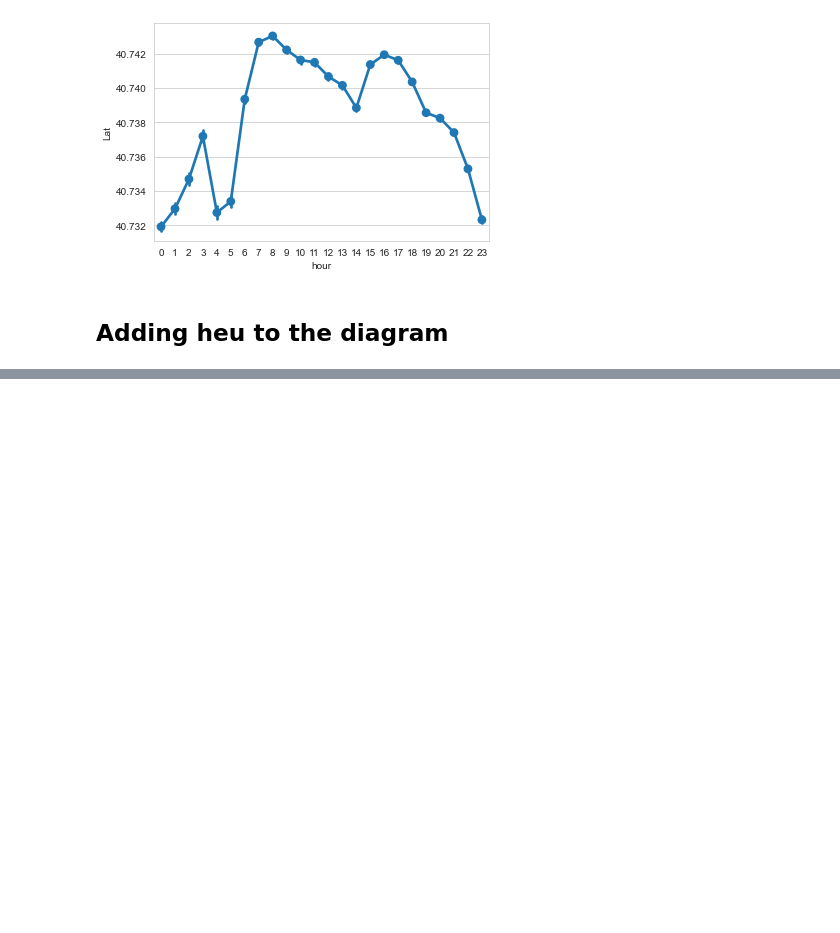
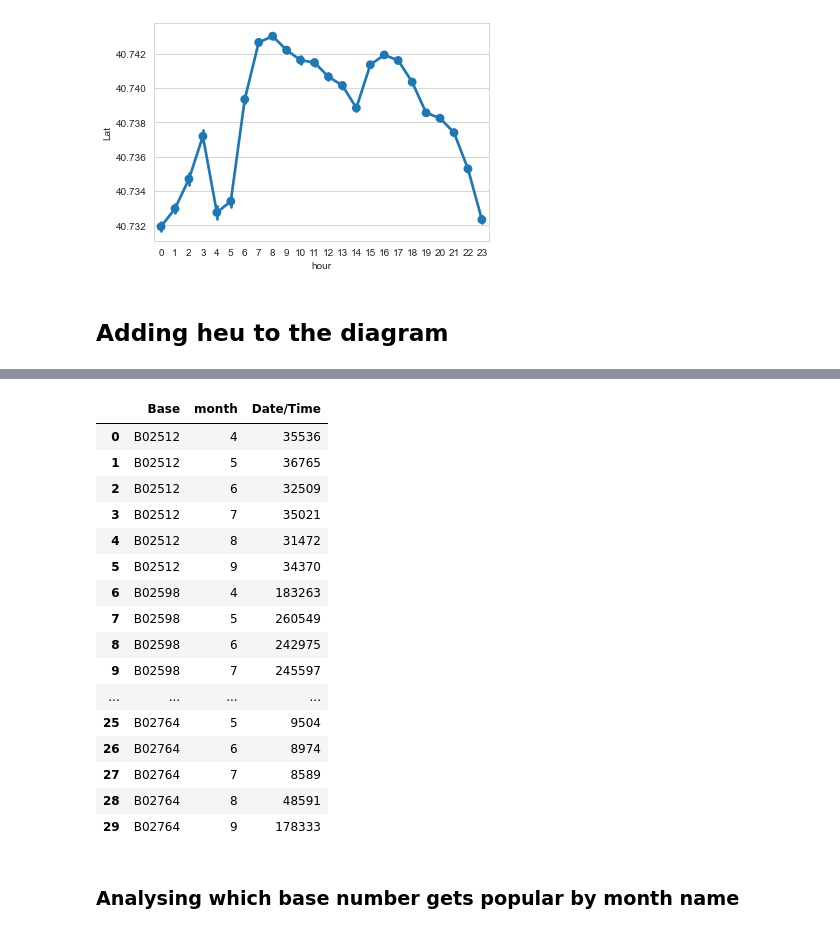
Before and after one commit to Ifegwu/data-analytics, a Jupyter notebook: data-multiple-sources.ipynb, the cells around one changed output, grey strips where cells are left out. Cells and saved outputs as stored; diff of their text form; code cells hidden in the pictures; blank space fills up the shorter version.

Commit message:
Analysing which base number gets popular by month name

```diff
--- a/data-multiple-sources.ipynb
+++ b/data-multiple-sources.ipynb
@@ -261,0 +305,23 @@ ax.set_title('hoursoffday vs latiitide of passenger')
+# %%
+base=df.groupby(['Base', 'month'])['Date/Time'].count().reset_index()
+base
+# %% [output]
+|  | Base | month | Date/Time |
+| 0 | B02512 | 4 | 35536 |
+| 1 | B02512 | 5 | 36765 |
+| 2 | B02512 | 6 | 32509 |
+| 3 | B02512 | 7 | 35021 |
+| 4 | B02512 | 8 | 31472 |
+| 5 | B02512 | 9 | 34370 |
+| 6 | B02598 | 4 | 183263 |
+| 7 | B02598 | 5 | 260549 |
+| 8 | B02598 | 6 | 242975 |
+| 9 | B02598 | 7 | 245597 |
+| ... | ... | ... | ... |
+| 25 | B02764 | 5 | 9504 |
+| 26 | B02764 | 6 | 8974 |
+| 27 | B02764 | 7 | 8589 |
+| 28 | B02764 | 8 | 48591 |
+| 29 | B02764 | 9 | 178333 |
+# %% [markdown]
+### Analysing which base number gets popular by month name
```
Also changed, not shown: parts of 6 cells of this notebook.
